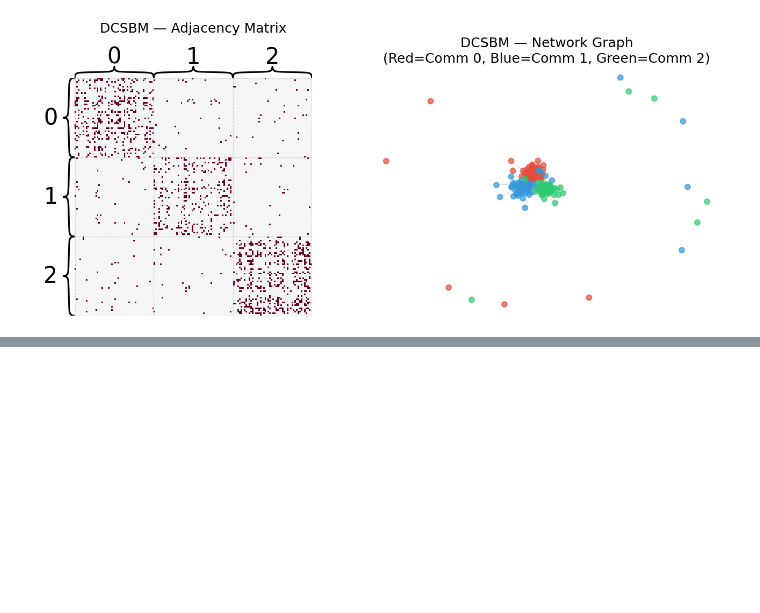
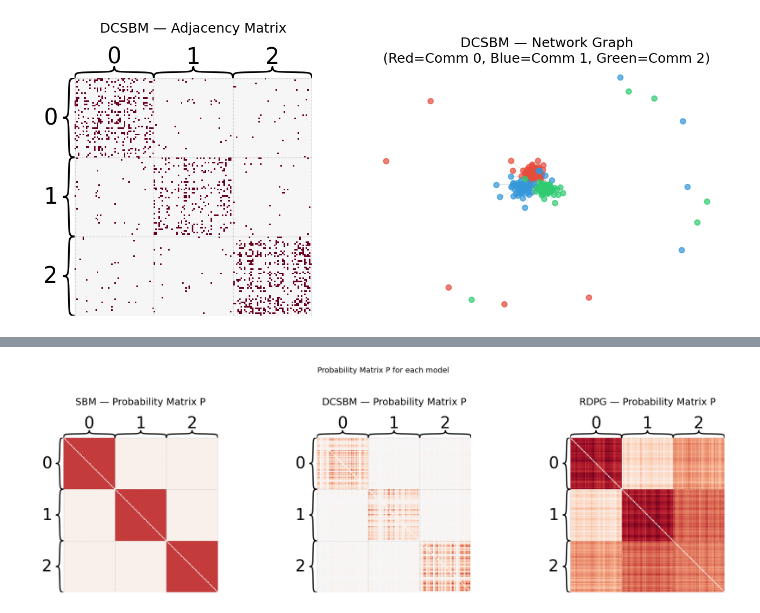
Before and after one commit to minhtrietcancode/universality_network_embeddings, a Jupyter notebook: week1_network_generate_embed/network_sbm_fam_embed.ipynb, the cells around one changed output, grey strips where cells are left out. Drawn from its saved outputs; the diff is of its cells as text; code cells hidden in the pictures; blank space fills up the shorter version.

```diff
--- a/week1_network_generate_embed/network_sbm_fam_embed.ipynb
+++ b/week1_network_generate_embed/network_sbm_fam_embed.ipynb
@@ -147,0 +250,30 @@ plt.show()
+# %%
+# Visualize probability matrix P for all 3 models side by side
+fig, axs = plt.subplots(1, 3, figsize=(20, 6))
+
+# Basic SBM probability matrix
+# P_ij = B[comm_i][comm_j]
+P_sbm = np.zeros((150, 150))
+for i in range(150):
+    for j in range(150):
+        P_sbm[i, j] = B[labels[i], labels[j]]
+np.fill_diagonal(P_sbm, 0)  # no self loops
+
+heatmap(P_sbm, inner_hier_labels=labels, title='SBM — Probability Matrix P',
+        ax=axs[0], cbar=False, vmin=0, vmax=1)
+
+# DCSBM probability matrix (already computed as P_dc)
+np.fill_diagonal(P_dc, 0)
+heatmap(P_dc, inner_hier_labels=labels_dc, title='DCSBM — Probability Matrix P',
+        ax=axs[1], cbar=False, vmin=0, vmax=1)
+
+# RDPG probability matrix (already computed as P_rdpg)
+np.fill_diagonal(P_rdpg, 0)
+heatmap(P_rdpg, inner_hier_labels=labels_rdpg, title='RDPG — Probability Matrix P',
+        ax=axs[2], cbar=False, vmin=0, vmax=1)
+
+plt.suptitle('Probability Matrix P for each model', fontsize=14, y=1.02)
+plt.tight_layout()
+plt.show()
+# %% [output]
+[figure, added]
```
Also changed, not shown: parts of 2 cells of this notebook.
